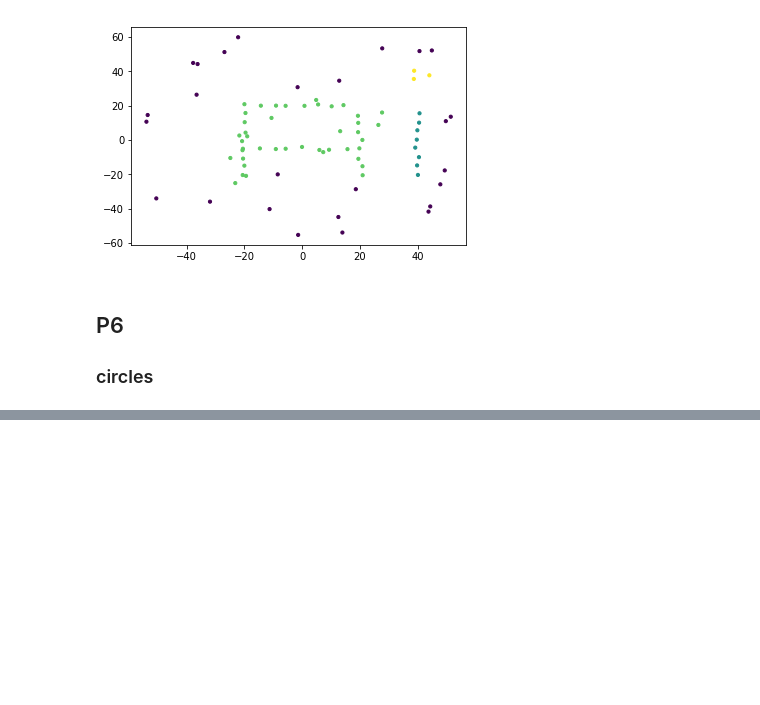
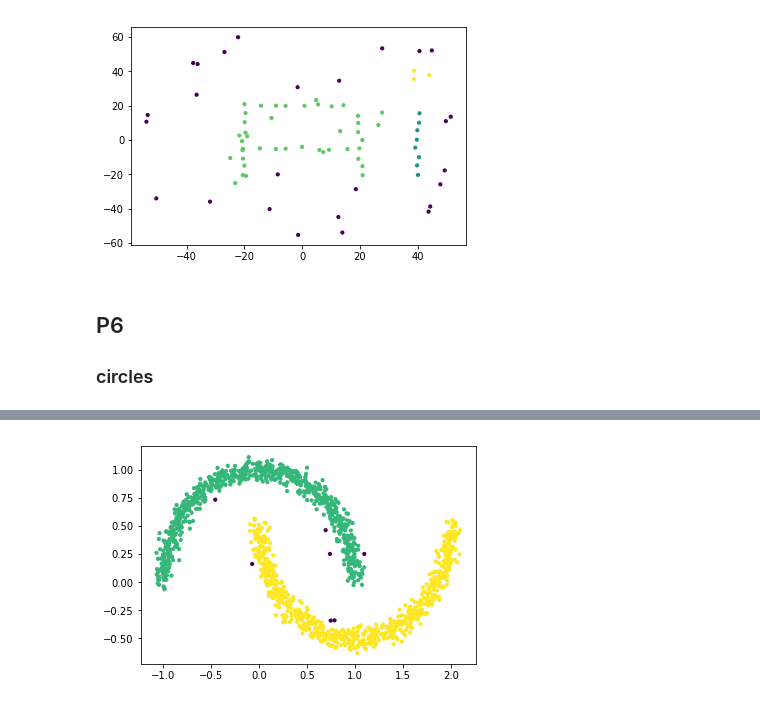
Before and after one commit to DarkestFloyd/CS6220, a Jupyter notebook: notebooks/DBSCAN.ipynb, the cells around one changed output, grey strips where cells are left out. Saved outputs shown, nothing was run; the diff lists cells and outputs as text; code cells hidden in the pictures; blank space fills up the shorter version.

```diff
--- a/notebooks/DBSCAN.ipynb
+++ b/notebooks/DBSCAN.ipynb
@@ -100,0 +106,8 @@ db_circles = db
+# %%
+moons = pd.read_csv('../data/dbscan/moons.csv')
+# %%
+moons_X = moons.values
+moons_db = DBSCAN(X=moons_X, eps=.07, min_pts=5)
+moons_db.fit_and_plot()
+# %% [output]
+[figure, added]
```
Also changed, not shown: parts of 7 cells of this notebook.
